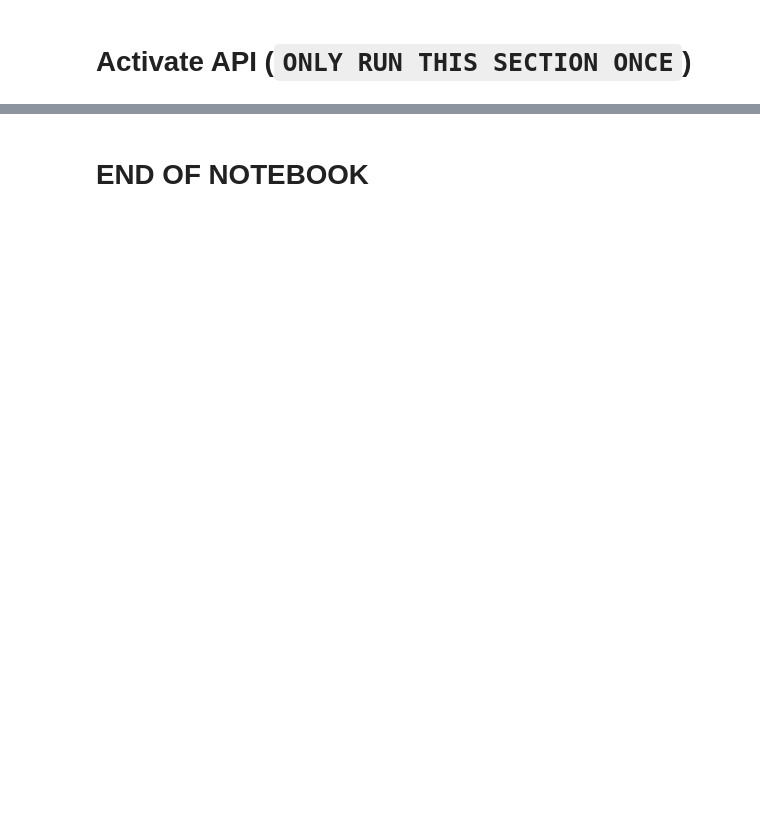
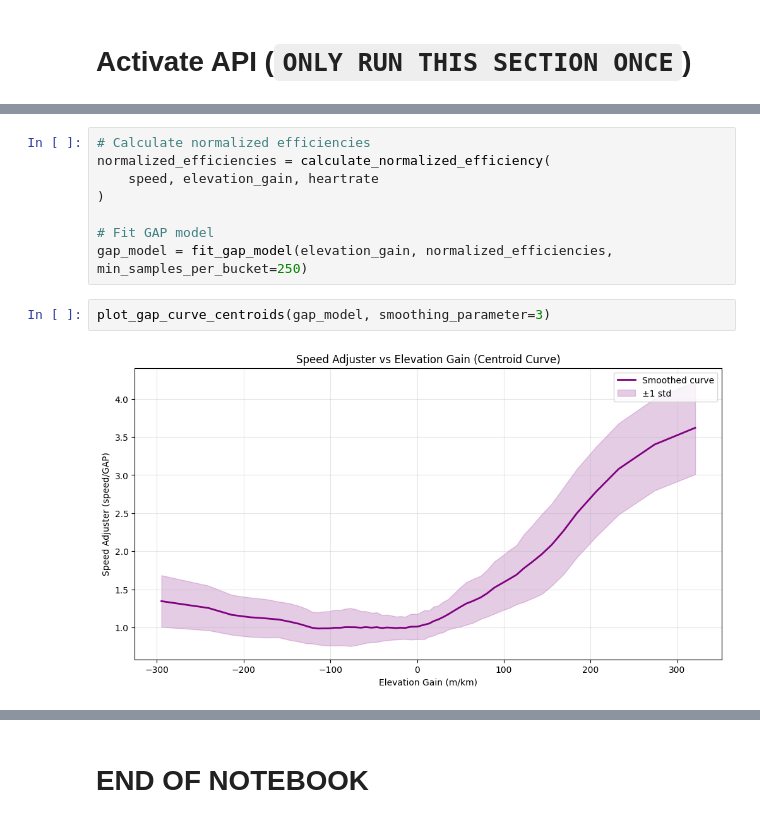
Before and after one commit to tanguy0/TrailMetrics, a Jupyter notebook: notebook/app-flow.ipynb, the cells around one changed output, grey strips where cells are left out. Drawn from its saved outputs; the diff is of its cells as text; blank space fills up the shorter version.

Commit message:
feat: gap modeling

```diff
--- a/notebook/app-flow.ipynb
+++ b/notebook/app-flow.ipynb
@@ -59,0 +128,12 @@ for activity_id in running_activity_ids[:10]: # TEMPORARY TO GO QUICK
+# %%
+# Calculate normalized efficiencies
+normalized_efficiencies = calculate_normalized_efficiency(
+    speed, elevation_gain, heartrate
+)
+
+# Fit GAP model
+gap_model = fit_gap_model(elevation_gain, normalized_efficiencies, min_samples_per_bucket=250)
+# %%
+plot_gap_curve_centroids(gap_model, smoothing_parameter=3)
+# %% [output]
+[figure, added]
```
Also changed, not shown: parts of 24 cells of this notebook, 3 other files.
